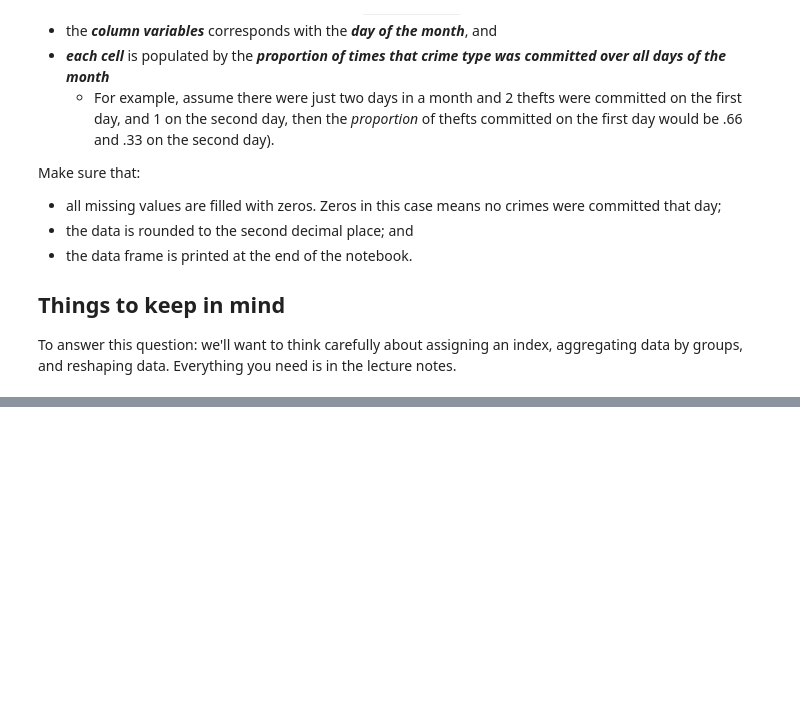
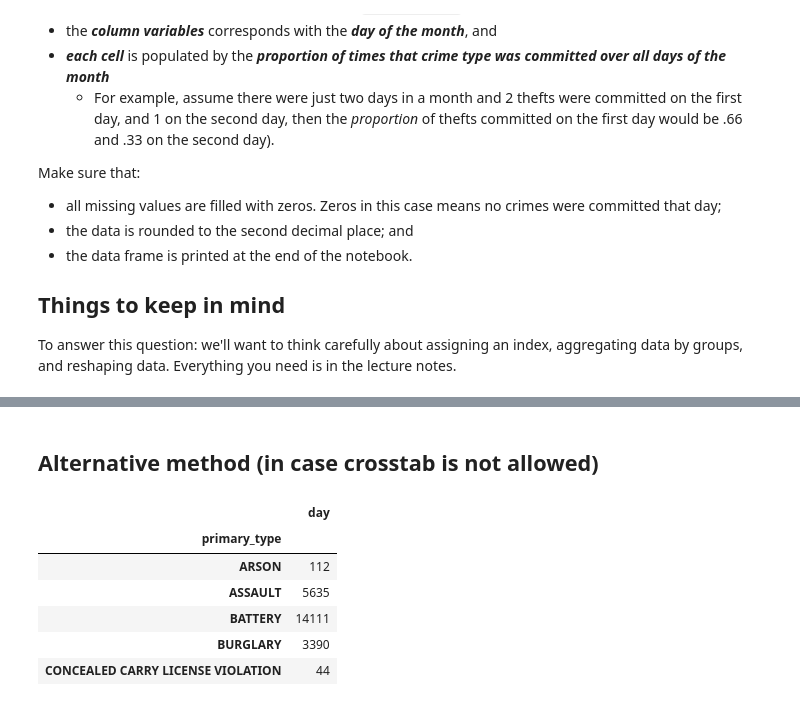
Before and after one commit to edunford/coding_discussions_ppol564_fall2021, a Jupyter notebook: 03_coding_discussion/Looman_Kelly_kjl86.ipynb, the cells around one changed output, grey strips where cells are left out. Cells and saved outputs as stored; diff of their text form; code cells hidden in the pictures; blank space fills up the shorter version.

```diff
--- a/03_coding_discussion/Looman_Kelly_kjl86.ipynb
+++ b/03_coding_discussion/Looman_Kelly_kjl86.ipynb
@@ -63,0 +65,15 @@ crime_perc
+# %% [markdown]
+## Alternative method (in case crosstab is not allowed)
+# %%
+# Explore data
+# Find total number of occurences for each crime type
+crime_total= chicago_crime.groupby(["primary_type"])[["day"]].count()
+crime_total.head()
+# %% [output]
+|  | day |
+| primary_type |  |
+| ARSON | 112 |
+| ASSAULT | 5635 |
+| BATTERY | 14111 |
+| BURGLARY | 3390 |
+| CONCEALED CARRY LICENSE VIOLATION | 44 |
```
Also changed, not shown: parts of 5 cells of this notebook.
